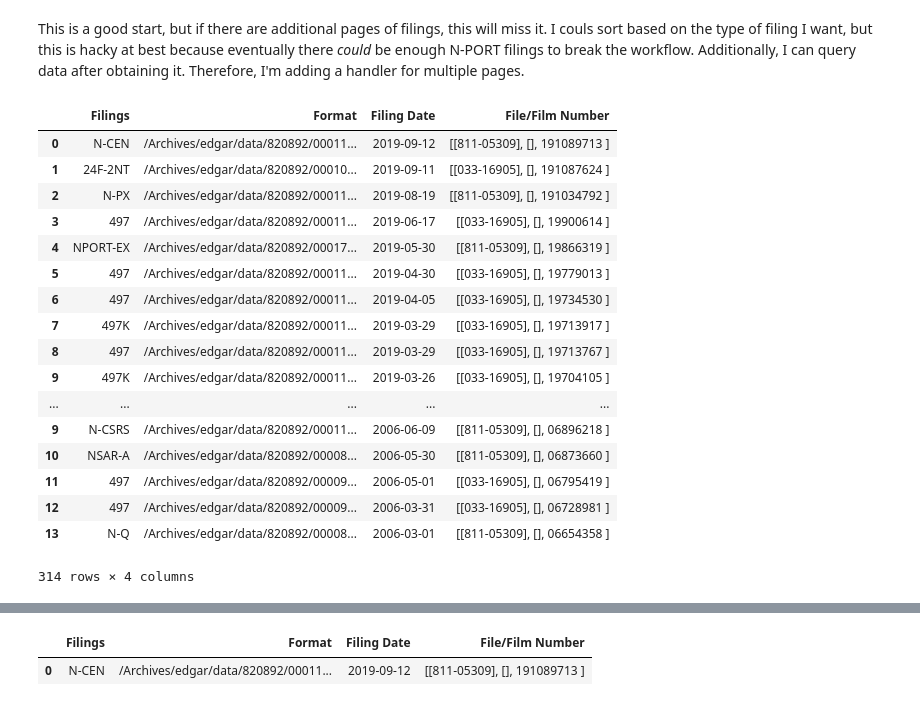
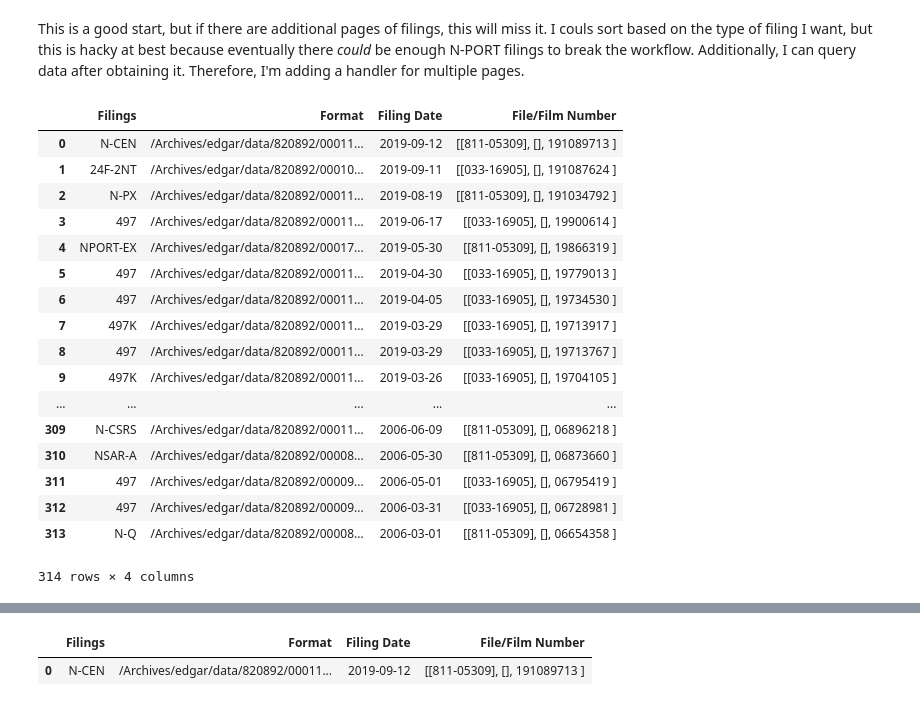
Before and after one commit to Polkaguy/SEC-NPORT-scrape, a Jupyter notebook: 03 - EDGAR getall.ipynb, the cells around one changed output, grey strips where cells are left out. Cells and saved outputs as stored; diff of their text form; code cells hidden in the pictures.

Commit message:
Improved paramters for EDGAR get_all_filings.

```diff
--- a/03 - EDGAR getall.ipynb
+++ b/03 - EDGAR getall.ipynb
@@ -66,7 +66,7 @@ df[mask]
 # %% [markdown]
 CIK alone is no damn good. We need to specify the series number because most mutual fund companies have more than one fund. This is the same reason many canned APIs do not work well for series information.
 # %%
-def get_filings(CIK,page:int=0,n_records:int=100):
+def get_filings(CIK,page:int=0,n_records:int=100,type_=''):
     assert(type(page)==int),'Page must be an int.'
     assert(type(n_records==int)), 'n_records must be an int.'
 
@@ -75,7 +75,8 @@ def get_filings(CIK,page:int=0,n_records:int=100):
         action='getcompany',
         CIK=CIK,
         count=n_records,
-        start=page*n_records
+        start=page*n_records,
+        type=type_
     ))
     assert(r),r
 
@@ -134,44 +135,47 @@ get_filings('S000005545')
 # %% [markdown]
 This is a good start, but if there are additional pages of filings, this will miss it. I couls sort based on the type of filing I want, but this is hacky at best because eventually there *could* be enough N-PORT filings to break the workflow. Additionally, I can query data after obtaining it. Therefore, I'm adding a handler for multiple pages.
 # %%
-def get_all_pages(CIK,n_results=100):
+def get_all_pages(CIK,n_records:int=100,type_=''):
 
 
     valid = True
     page = 0
 
     res = pd.DataFrame()
     while valid:
-        tdf = get_filings(CIK=CIK,page=page)
+        tdf = get_filings(CIK=CIK,
+                          page=page,
+                          n_records=n_records,
+                          type_=type_)
 
         if(type(tdf)!=pd.DataFrame):
             valid = False
             break
         else:
             page+=1
             res = pd.concat([res,tdf])
 
-    return res
+    return res.reset_index(drop=True)
 
 result = get_all_pages('S000005545')
 result
 # %% [output]
 |  | Filings | Format | Filing Date | File/Film Number |
 | 0 | N-CEN | /Archives/edgar/data/820892/00011... | 2019-09-12 | [[811-05309], [], 191089713 ] |
 | 1 | 24F-2NT | /Archives/edgar/data/820892/00010... | 2019-09-11 | [[033-16905], [], 191087624 ] |
 | 2 | N-PX | /Archives/edgar/data/820892/00011... | 2019-08-19 | [[811-05309], [], 191034792 ] |
 | 3 | 497 | /Archives/edgar/data/820892/00011... | 2019-06-17 | [[033-16905], [], 19900614 ] |
 | 4 | NPORT-EX | /Archives/edgar/data/820892/00017... | 2019-05-30 | [[811-05309], [], 19866319 ] |
 | 5 | 497 | /Archives/edgar/data/820892/00011... | 2019-04-30 | [[033-16905], [], 19779013 ] |
 | 6 | 497 | /Archives/edgar/data/820892/00011... | 2019-04-05 | [[033-16905], [], 19734530 ] |
 | 7 | 497K | /Archives/edgar/data/820892/00011... | 2019-03-29 | [[033-16905], [], 19713917 ] |
 | 8 | 497 | /Archives/edgar/data/820892/00011... | 2019-03-29 | [[033-16905], [], 19713767 ] |
 | 9 | 497K | /Archives/edgar/data/820892/00011... | 2019-03-26 | [[033-16905], [], 19704105 ] |
 | ... | ... | ... | ... | ... |
-| 9 | N-CSRS | /Archives/edgar/data/820892/00011... | 2006-06-09 | [[811-05309], [], 06896218 ] |
-| 10 | NSAR-A | /Archives/edgar/data/820892/00008... | 2006-05-30 | [[811-05309], [], 06873660 ] |
-| 11 | 497 | /Archives/edgar/data/820892/00009... | 2006-05-01 | [[033-16905], [], 06795419 ] |
-| 12 | 497 | /Archives/edgar/data/820892/00009... | 2006-03-31 | [[033-16905], [], 06728981 ] |
-| 13 | N-Q | /Archives/edgar/data/820892/00008... | 2006-03-01 | [[811-05309], [], 06654358 ] |
+| 309 | N-CSRS | /Archives/edgar/data/820892/00011... | 2006-06-09 | [[811-05309], [], 06896218 ] |
+| 310 | NSAR-A | /Archives/edgar/data/820892/00008... | 2006-05-30 | [[811-05309], [], 06873660 ] |
+| 311 | 497 | /Archives/edgar/data/820892/00009... | 2006-05-01 | [[033-16905], [], 06795419 ] |
+| 312 | 497 | /Archives/edgar/data/820892/00009... | 2006-03-31 | [[033-16905], [], 06728981 ] |
+| 313 | N-Q | /Archives/edgar/data/820892/00008... | 2006-03-01 | [[811-05309], [], 06654358 ] |
 314 rows × 4 columns
 # %% [markdown]
```
Also changed, not shown: parts of 2 cells of this notebook.
